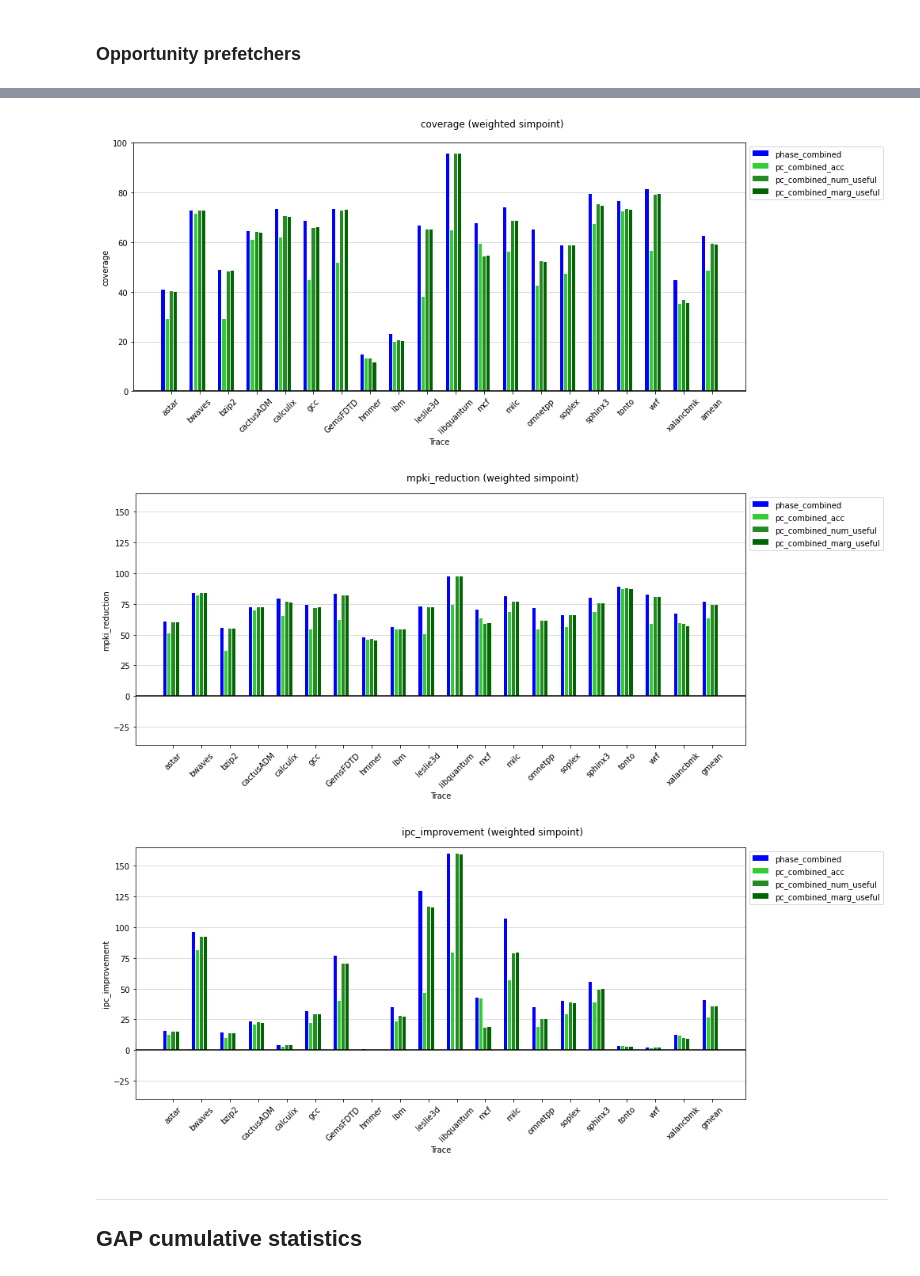
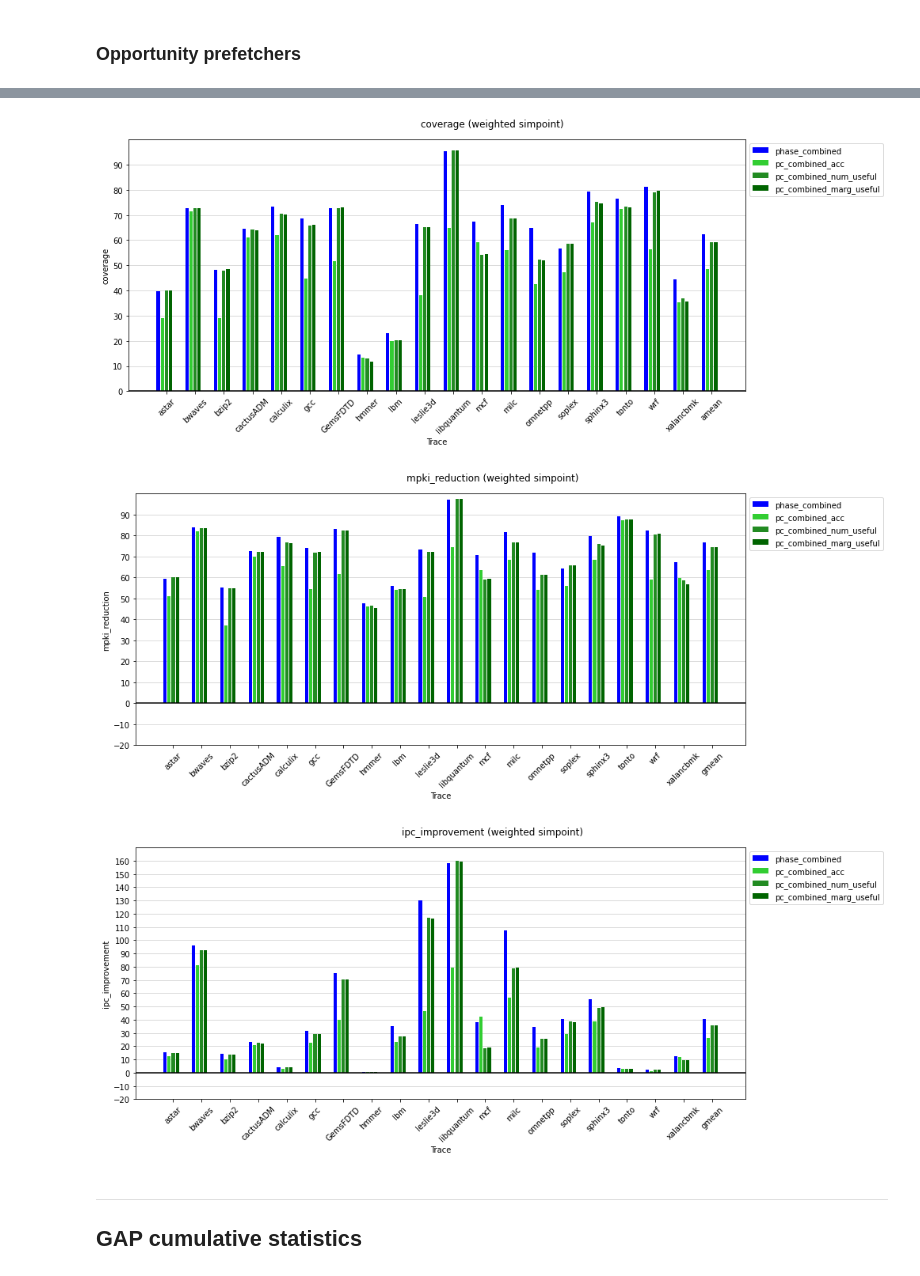
Before and after one commit to cmolder/prefetcher-zoo-analysis, a Jupyter notebook: 20220327-zoo-stats.ipynb, the cells around one changed output, grey strips where cells are left out. Saved outputs shown, nothing was run; the diff lists cells and outputs as text; code cells hidden in the pictures.

```diff
--- a/20220327-zoo-stats.ipynb
+++ b/20220327-zoo-stats.ipynb
@@ -150,7 +162,7 @@ def plot_cumulative_statistics(df, weights, metric='accuracy', method='weighted'
         hatch = _get_hatch(pf)
         ax.bar(X, y, label=label, color=color, hatch=hatch)
 
-
+    ax.set_yticks(np.arange(ymin, ymax, 10))
     ax.set_xticks(np.arange(0, len(traces) + 1) * (num_prefetchers + sep) + (num_prefetchers)/2)
     ax.set_xticklabels(traces.tolist() + [mean_metric], rotation=45)
     ax.legend(bbox_to_anchor=(1,1), loc='upper left')
@@ -238,13 +250,13 @@ plt.savefig('plots/zoo-stats/coverage_opportunity_spec.pdf')
 plot_cumulative_statistics(df, weights, metric='mpki_reduction', method='weighted',
                            prefetchers=[],
                            benchmarks=utils.spec,
-                           ymin=-40, ymax=165, dpi=dpi)
+                           ymin=-20, ymax=100, dpi=dpi)
 plt.savefig('plots/zoo-stats/mpki_reduction_opportunity_spec.pdf')
 
 # IPC improvement
 plot_cumulative_statistics(df, weights, metric='ipc_improvement', method='weighted',
                            prefetchers=[],
                            benchmarks=utils.spec,
-                           ymin=-40, ymax=165, dpi=dpi)
+                           ymin=-20, ymax=170, dpi=dpi)
 plt.savefig('plots/zoo-stats/ipc_improvement_opportunity_spec.pdf')
 # %% [output]
@@ -252,6 +264,6 @@ plt.savefig('plots/zoo-stats/ipc_improvement_opportunity_spec.pdf')
-[figure, old version]
+[figure, new version]
-[figure, old version]
+[figure, new version]
-[figure, old version]
+[figure, new version]
 # %% [markdown]
 ---
 ## GAP cumulative statistics
```
Also changed, not shown: parts of 7 cells of this notebook, 2 other files.
